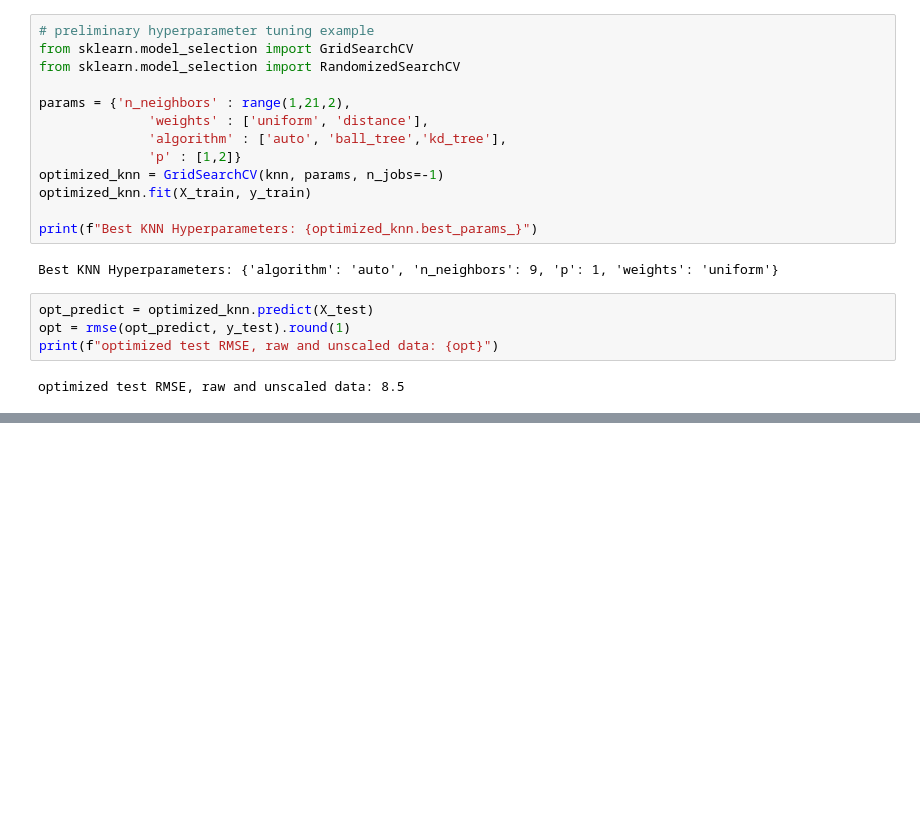
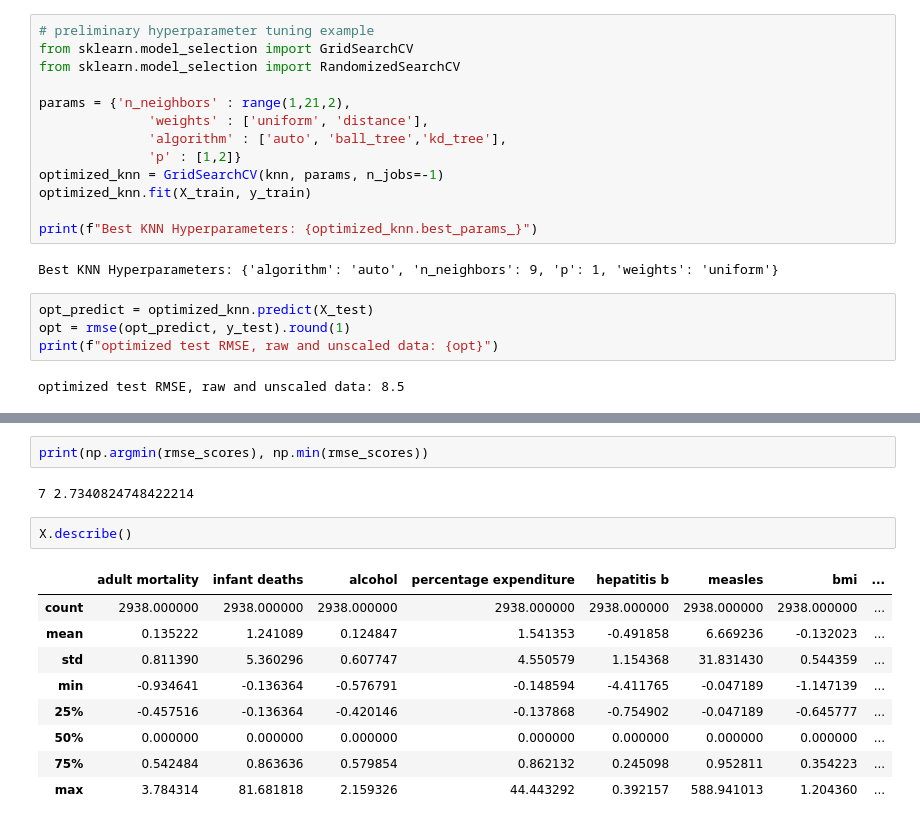
Before and after one commit to NStankovich/CST383-project-life-expectancy, a Jupyter notebook: CST383_ChiemRoweShumStankovich_Project_Update1.ipynb, the cells around one changed output, grey strips where cells are left out. Drawn from its saved outputs; the diff is of its cells as text; blank space fills up the shorter version.

```diff
--- a/CST383_ChiemRoweShumStankovich_Project_Update1.ipynb
+++ b/CST383_ChiemRoweShumStankovich_Project_Update1.ipynb
@@ -392,0 +671,16 @@ optimized test RMSE, raw and unscaled data: 8.5
+# %%
+print(np.argmin(rmse_scores), np.min(rmse_scores))
+# %% [output]
+7 2.7340824748422214
+# %%
+X.describe()
+# %% [output]
+|  | adult mortality | infant deaths | alcohol | percentage expenditure | hepatitis b | measles | bmi | ... |
+| count | 2938.000000 | 2938.000000 | 2938.000000 | 2938.000000 | 2938.000000 | 2938.000000 | 2938.000000 | ... |
+| mean | 0.135222 | 1.241089 | 0.124847 | 1.541353 | -0.491858 | 6.669236 | -0.132023 | ... |
+| std | 0.811390 | 5.360296 | 0.607747 | 4.550579 | 1.154368 | 31.831430 | 0.544359 | ... |
+| min | -0.934641 | -0.136364 | -0.576791 | -0.148594 | -4.411765 | -0.047189 | -1.147139 | ... |
+| 25% | -0.457516 | -0.136364 | -0.420146 | -0.137868 | -0.754902 | -0.047189 | -0.645777 | ... |
+| 50% | 0.000000 | 0.000000 | 0.000000 | 0.000000 | 0.000000 | 0.000000 | 0.000000 | ... |
+| 75% | 0.542484 | 0.863636 | 0.579854 | 0.862132 | 0.245098 | 0.952811 | 0.354223 | ... |
+| max | 3.784314 | 81.681818 | 2.159326 | 44.443292 | 0.392157 | 588.941013 | 1.204360 | ... |
```
Also changed, not shown: parts of 31 cells of this notebook.
